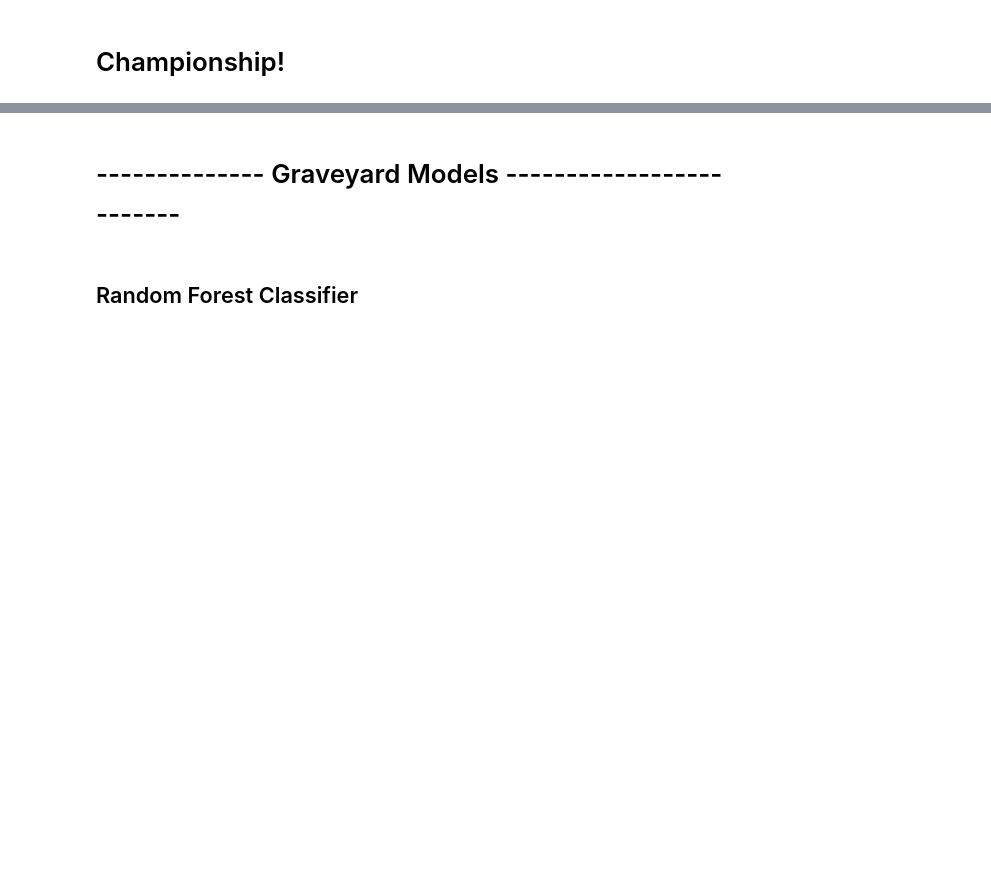
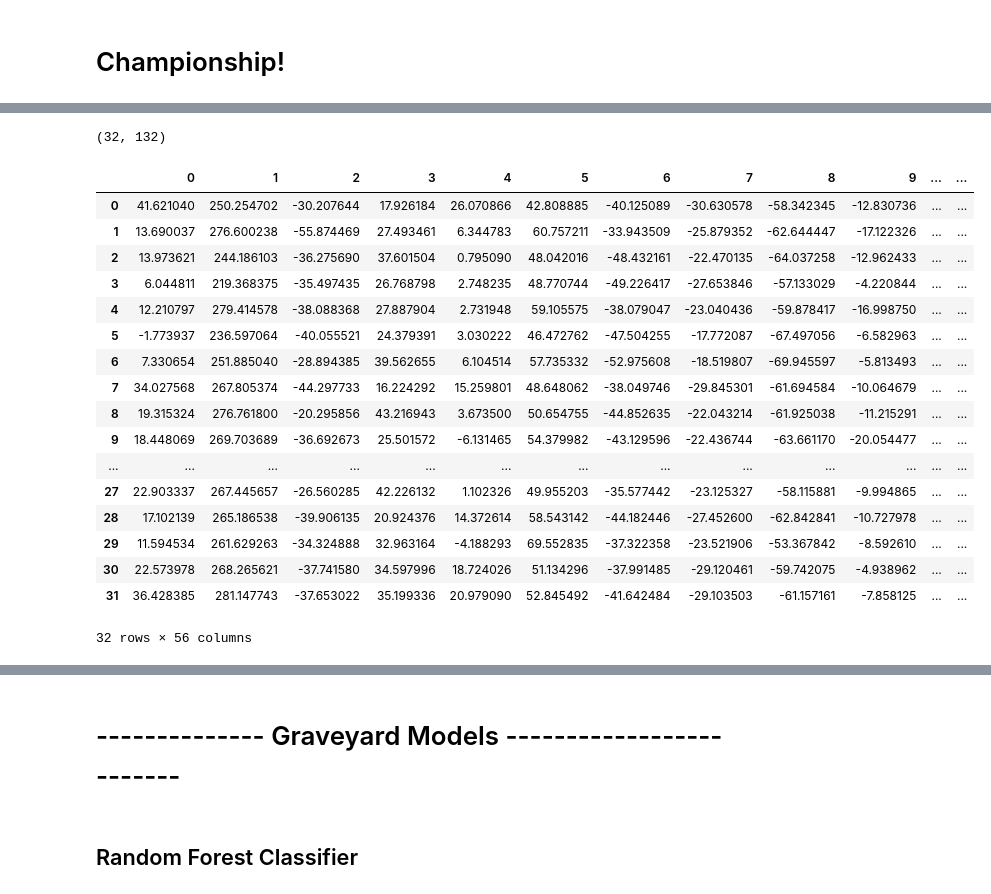
Before and after one commit to Tucker-Allen/NCAA_D1_Mens_Basketball_Scores, a Jupyter notebook: code/NCAA_Notebook_culled.ipynb, the cells around one changed output, grey strips where cells are left out. Saved outputs shown, nothing was run; the diff lists cells and outputs as text; code cells hidden in the pictures; blank space fills up the shorter version.

```diff
--- a/code/NCAA_Notebook_culled.ipynb
+++ b/code/NCAA_Notebook_culled.ipynb
@@ -1996,0 +1658,5 @@ temp_df['W_adj'] = W_adj
+# %%
+temp_df = pd.DataFrame(columns=joined[cols_interest].columns.drop('W'))
+for i in range(len(round32_team_a)):
+    temp_df = temp_df.append(row_maker(round32_team_a[i], round32_team_b[i]))
+    temp_df.reset_index(drop=True, inplace=True)
@@ -1996,0 +1673,58 @@ temp_df['W_adj'] = W_adj
+# %%
+temp_df.shape
+# %% [output]
+(32, 132)
+# %%
+temp_df = pca.transform(temp_df)
+temp_df = pd.DataFrame(temp_df, columns = np.arange(0,50))
+
+temp_df['school_id'] = round32_team_a
+temp_df['opp_id'] = round32_team_b
+# %%
+temp_df['pred'] = logreg.predict(temp_df.drop(['school_id', 'opp_id'], axis=1))
+
+pred_proba = logreg.predict_proba(temp_df.drop(['school_id', 'opp_id', 'pred'], axis=1))
+
+pred_proba_list = []
+for i in pred_proba:
+    pred_proba_list.append(i[1])
+
+temp_df['pred_proba'] = pred_proba_list
+# %%
+pred_proba_opp = []
+for i in temp_df.index:
+    for j in temp_df.index:
+        if temp_df['school_id'][i] == temp_df['opp_id'][j]:
+            pred_proba_opp.append(temp_df['pred_proba'][j])
+
+temp_df['pred_proba_opp'] = pred_proba_opp
+
+W_adj = []
+for i in temp_df.index:
+    if temp_df['pred_proba'][i] > temp_df['pred_proba_opp'][i]:
+        W_adj.append(1)
+    else:
+        W_adj.append(0)
+
+temp_df['W_adj'] = W_adj
+# %%
+temp_df
+# %% [output]
+|  | 0 | 1 | 2 | 3 | 4 | 5 | 6 | 7 | 8 | 9 | ... | ... |
+| 0 | 41.621040 | 250.254702 | -30.207644 | 17.926184 | 26.070866 | 42.808885 | -40.125089 | -30.630578 | -58.342345 | -12.830736 | ... | ... |
+| 1 | 13.690037 | 276.600238 | -55.874469 | 27.493461 | 6.344783 | 60.757211 | -33.943509 | -25.879352 | -62.644447 | -17.122326 | ... | ... |
+| 2 | 13.973621 | 244.186103 | -36.275690 | 37.601504 | 0.795090 | 48.042016 | -48.432161 | -22.470135 | -64.037258 | -12.962433 | ... | ... |
+| 3 | 6.044811 | 219.368375 | -35.497435 | 26.768798 | 2.748235 | 48.770744 | -49.226417 | -27.653846 | -57.133029 | -4.220844 | ... | ... |
+| 4 | 12.210797 | 279.414578 | -38.088368 | 27.887904 | 2.731948 | 59.105575 | -38.079047 | -23.040436 | -59.878417 | -16.998750 | ... | ... |
+| 5 | -1.773937 | 236.597064 | -40.055521 | 24.379391 | 3.030222 | 46.472762 | -47.504255 | -17.772087 | -67.497056 | -6.582963 | ... | ... |
+| 6 | 7.330654 | 251.885040 | -28.894385 | 39.562655 | 6.104514 | 57.735332 | -52.975608 | -18.519807 | -69.945597 | -5.813493 | ... | ... |
+| 7 | 34.027568 | 267.805374 | -44.297733 | 16.224292 | 15.259801 | 48.648062 | -38.049746 | -29.845301 | -61.694584 | -10.064679 | ... | ... |
+| 8 | 19.315324 | 276.761800 | -20.295856 | 43.216943 | 3.673500 | 50.654755 | -44.852635 | -22.043214 | -61.925038 | -11.215291 | ... | ... |
+| 9 | 18.448069 | 269.703689 | -36.692673 | 25.501572 | -6.131465 | 54.379982 | -43.129596 | -22.436744 | -63.661170 | -20.054477 | ... | ... |
+| ... | ... | ... | ... | ... | ... | ... | ... | ... | ... | ... | ... | ... |
+| 27 | 22.903337 | 267.445657 | -26.560285 | 42.226132 | 1.102326 | 49.955203 | -35.577442 | -23.125327 | -58.115881 | -9.994865 | ... | ... |
+| 28 | 17.102139 | 265.186538 | -39.906135 | 20.924376 | 14.372614 | 58.543142 | -44.182446 | -27.452600 | -62.842841 | -10.727978 | ... | ... |
+| 29 | 11.594534 | 261.629263 | -34.324888 | 32.963164 | -4.188293 | 69.552835 | -37.322358 | -23.521906 | -53.367842 | -8.592610 | ... | ... |
+| 30 | 22.573978 | 268.265621 | -37.741580 | 34.597996 | 18.724026 | 51.134296 | -37.991485 | -29.120461 | -59.742075 | -4.938962 | ... | ... |
+| 31 | 36.428385 | 281.147743 | -37.653022 | 35.199336 | 20.979090 | 52.845492 | -41.642484 | -29.103503 | -61.157161 | -7.858125 | ... | ... |
+32 rows × 56 columns
```
Also changed, not shown: parts of 101 cells of this notebook.
